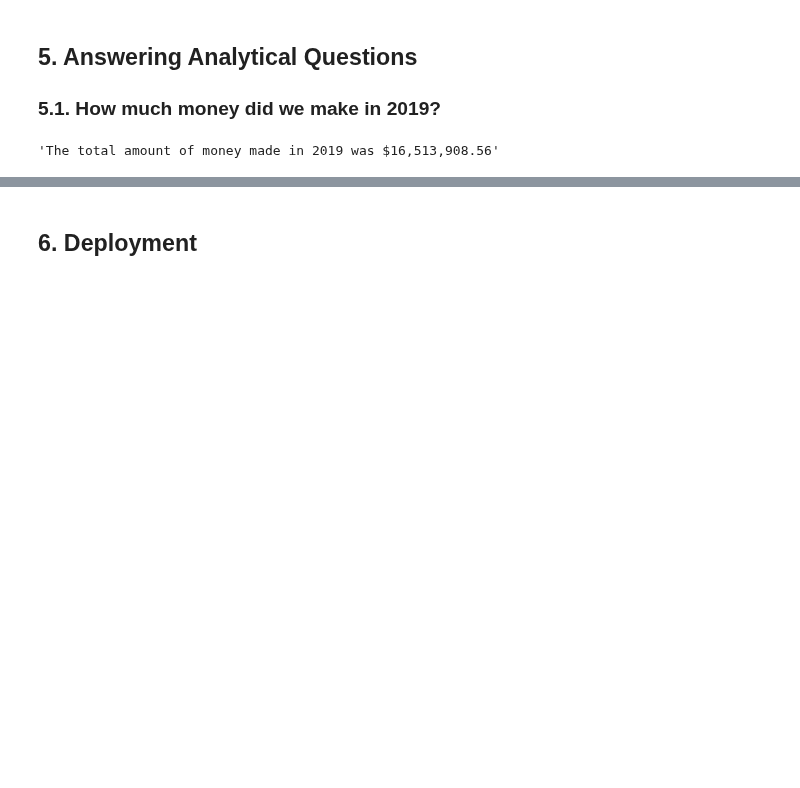
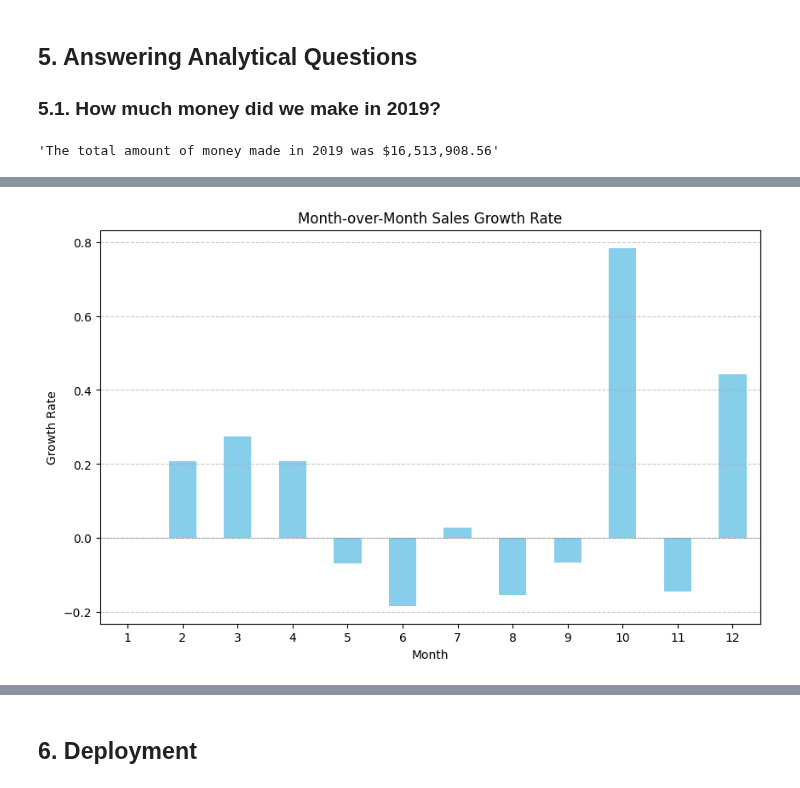
Before and after one commit to pk-aduyaw/Sales-Analysis-with-Power-BI, a Jupyter notebook: Notebook/sales_analysis.ipynb, the cells around one changed output, grey strips where cells are left out. Saved outputs shown, nothing was run; the diff lists cells and outputs as text; code cells hidden in the pictures; blank space fills up the shorter version.

```diff
--- a/Notebook/sales_analysis.ipynb
+++ b/Notebook/sales_analysis.ipynb
@@ -663,0 +743,10 @@ f"The total amount of money made in 2019 was ${format(data_2019['Sales'].sum(),
+# %%
+# Extract month from 'Order_Date'
+full_year_data['Order_Month'] = full_year_data['Order_Date'].dt.month
+
+# Calculate total sales for each month
+monthly_sales = full_year_data.groupby('Order_Month')['Price_Each'].sum()
+
+# Calculate month-over-month growth rate
+monthly_sales_growth = monthly_sales.pct_change()
+monthly_sales_growth
@@ -663,0 +768,12 @@ f"The total amount of money made in 2019 was ${format(data_2019['Sales'].sum(),
+# %%
+# Plot the month-over-month growth rate
+plt.figure(figsize=(10, 6))
+monthly_sales_growth.plot(kind='bar', color='skyblue')
+plt.title('Month-over-Month Sales Growth Rate')
+plt.xlabel('Month')
+plt.ylabel('Growth Rate')
+plt.xticks(rotation=0)
+plt.axhline(y=0, color='gray', linestyle='--', linewidth=0.5)
+plt.grid(axis='y', linestyle='--', alpha=0.7)
+# %% [output]
+[figure, added]
```
Also changed, not shown: parts of 12 cells of this notebook.
